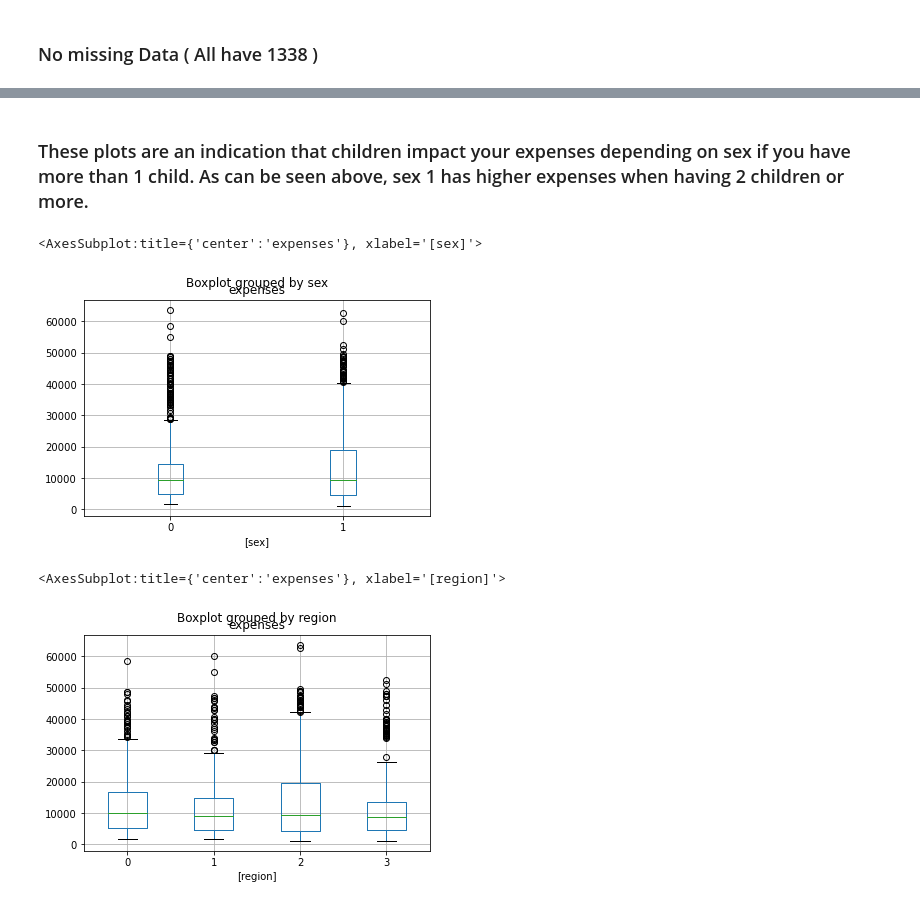
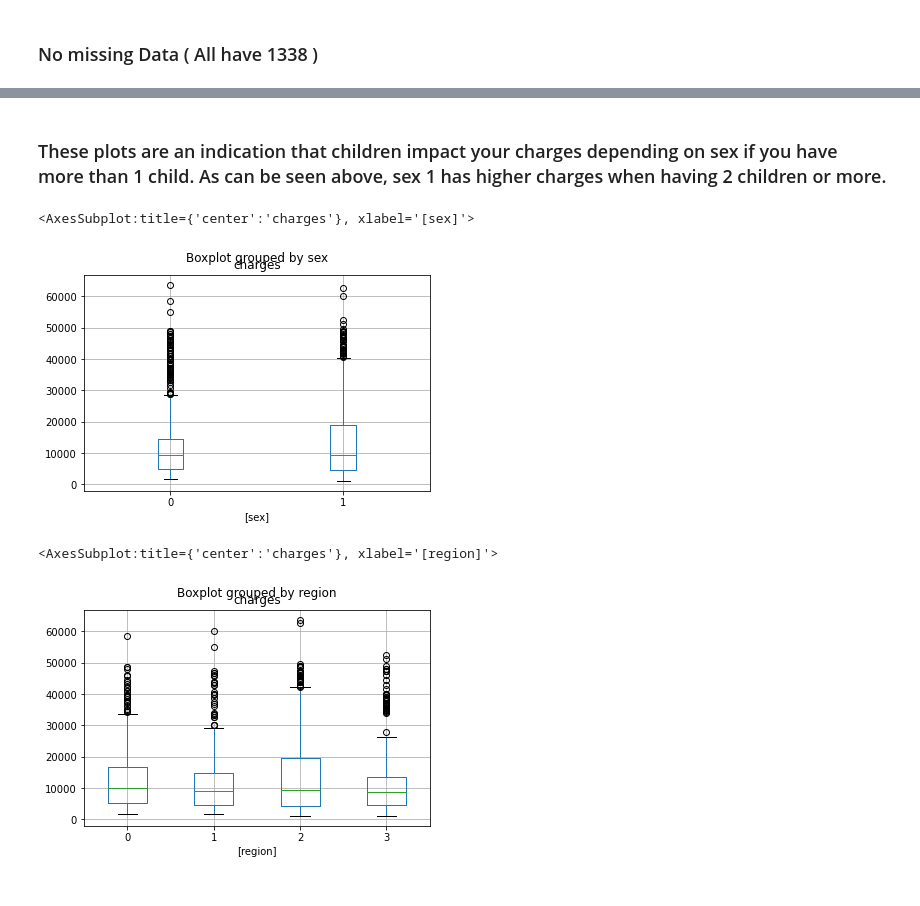
Before and after one commit to BurkeBlaine1999/Machine-learning-project, a Jupyter notebook: Insurance_Regression.ipynb, the cells around one changed output, grey strips where cells are left out. Saved outputs shown, nothing was run; the diff lists cells and outputs as text; code cells hidden in the pictures.

```diff
--- a/Insurance_Regression.ipynb
+++ b/Insurance_Regression.ipynb
@@ -134,14 +114,14 @@ sex1[['children','expenses','sex']].boxplot(column=['expenses'],by=['sex','child
 [figure]
 [figure]
 # %% [markdown]
-### These plots are an indication that children impact your expenses depending on sex if you have more than 1 child. As can be seen above, sex 1 has higher expenses when having 2 children or more.
+### These plots are an indication that children impact your charges depending on sex if you have more than 1 child. As can be seen above, sex 1 has higher charges when having 2 children or more.
 # %%
-df[['sex','expenses']].boxplot(by='sex')
+df[['sex','charges']].boxplot(by='sex')
 # %% [output]
-<AxesSubplot:title={'center':'expenses'}, xlabel='[sex]'>
+<AxesSubplot:title={'center':'charges'}, xlabel='[sex]'>
-[figure, old version]
+[figure, new version]
 # %%
-df[['region','expenses']].boxplot(by='region')
+df[['region','charges']].boxplot(by='region')
 # %% [output]
-<AxesSubplot:title={'center':'expenses'}, xlabel='[region]'>
+<AxesSubplot:title={'center':'charges'}, xlabel='[region]'>
 [figure]
```
Also changed, not shown: parts of 41 cells of this notebook, 5 other files.
